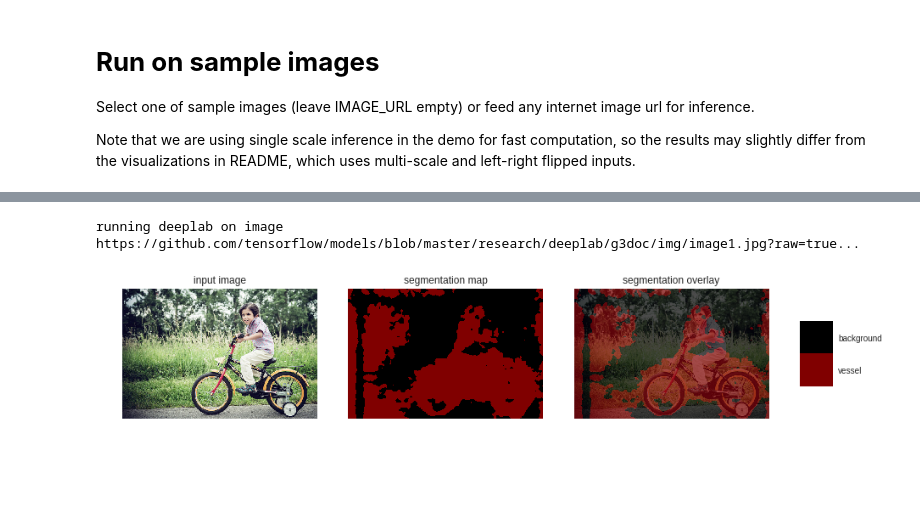
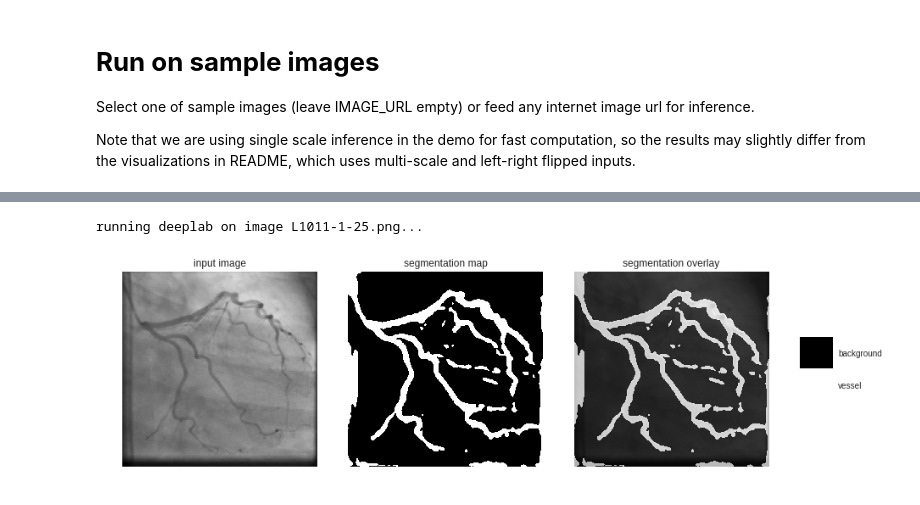
Before and after one commit to kritiyer/mydeeplabdemo, a Jupyter notebook: mydeeplab.ipynb, the cells around one changed output, grey strips where cells are left out. Drawn from its saved outputs; the diff is of its cells as text; code cells hidden in the pictures; blank space fills up the shorter version.

```diff
--- a/mydeeplab.ipynb
+++ b/mydeeplab.ipynb
@@ -84,15 +84,20 @@ def create_pascal_label_colormap():
   Returns:
     A Colormap for visualizing segmentation results.
   """
-  colormap = np.zeros((256, 3), dtype=int)
-  ind = np.arange(256, dtype=int)
+  #colormap = np.zeros((256, 3), dtype=int)
+  #ind = np.arange(256, dtype=int)
 
-  for shift in reversed(range(8)):
-    for channel in range(3):
-      colormap[:, channel] |= ((ind >> channel) & 1) << shift
-    ind >>= 3
+  #for shift in reversed(range(8)):
+  #  for channel in range(3):
+  #    colormap[:, channel] |= ((ind >> channel) & 1) << shift
+  #  ind >>= 3
 
-  return colormap
+  #return colormap
+  return np.asarray([
+      [0,0,0],
+      [255,255,255]
+
+  ])
 
 
 def label_to_color_image(label):
@@ -197,31 +209,24 @@ Note that we are using single scale inference in the demo for fast computation,
 # %%
 #@title Run on sample images {display-mode: "form"}
 
-SAMPLE_IMAGE = 'image1'  # @param ['image1', 'image2', 'image3']
-IMAGE_URL = ''  #@param {type:"string"}
-
-_SAMPLE_URL = ('https://github.com/tensorflow/models/blob/master/research/'
-               'deeplab/g3doc/img/%s.jpg?raw=true')
-
+IMAGE_URL = 'L1011-1-25.png'  #@param {type:"string"}
 
 def run_visualization(url):
   """Inferences DeepLab model and visualizes result."""
   try:
-    f = urllib.request.urlopen(url)
-    jpeg_str = f.read()
-    original_im = Image.open(BytesIO(jpeg_str))
+    original_im = Image.open(IMAGE_URL)
   except IOError:
     print('Cannot retrieve image. Please check url: ' + url)
     return
 
   print('running deeplab on image %s...' % url)
   resized_im, seg_map = MODEL.run(original_im)
 
   vis_segmentation(resized_im, seg_map)
 
 
-image_url = IMAGE_URL or _SAMPLE_URL % SAMPLE_IMAGE
+image_url = IMAGE_URL
 run_visualization(image_url)
 # %% [output]
-running deeplab on image https://github.com/tensorflow/models/blob/master/research/deeplab/g3doc/img/image1.jpg?raw=true...
+running deeplab on image L1011-1-25.png...
-[figure, old version]
+[figure, new version]
```
Also changed, not shown: parts of 1 cell of this notebook.
